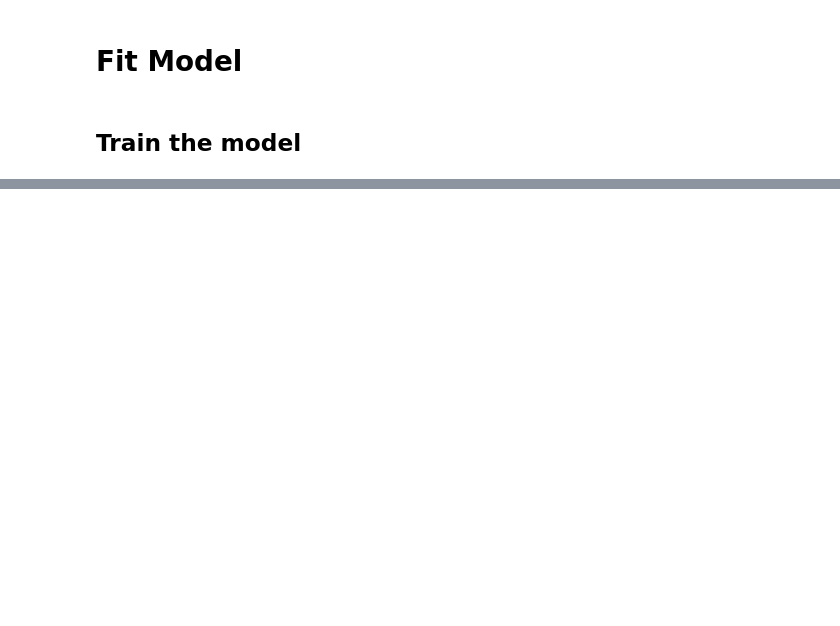
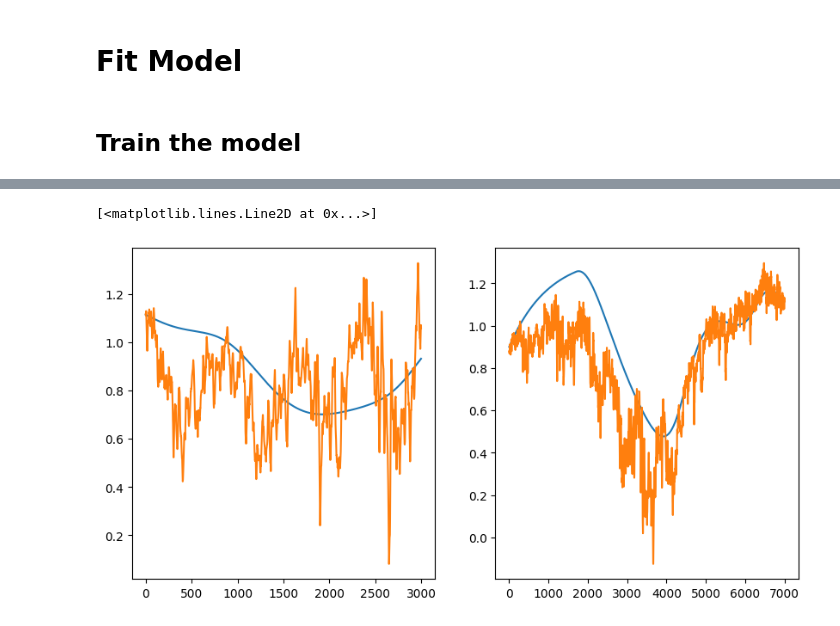
Before and after one commit to SamTov/projects, a Jupyter notebook: quantum-lab/quantum-reservoir/mackay-glass-function/chain.ipynb, the cells around one changed output, grey strips where cells are left out. Drawn from its saved outputs; the diff is of its cells as text; code cells hidden in the pictures; blank space fills up the shorter version.

```diff
--- a/quantum-lab/quantum-reservoir/mackay-glass-function/chain.ipynb
+++ b/quantum-lab/quantum-reservoir/mackay-glass-function/chain.ipynb
@@ -292,9 +295,9 @@ class NeuralNetwork(nn.Module):
         #     nn.Linear(state_dimension, output_dimension),
         # )
         self.linear_stack = nn.Sequential(
-            nn.Linear(state_dimension, 100),
+            nn.Linear(state_dimension, 1080),
             nn.ReLU(),
-            nn.Linear(100, output_dimension)
+            nn.Linear(1080, output_dimension)
         )
 
     def forward(self, x):
@@ -330,11 +333,9 @@ class ReservoirDataset(Dataset):
         prediction_length : int
                 How far into the future you will predict.
         """
-        self.state_data = torch.Tensor(state_data[:-prediction_length]).to(device)
+        self.state_data = torch.Tensor(state_data).to(device)
 
-        self.function_data = torch.Tensor(
-            function_data[prediction_length:]
-        ).to(device)
+        self.function_data = torch.Tensor(function_data).to(device)
 
         self.norm_factor = 1
 
@@ -411,8 +412,8 @@ def train_model(dataset, test_ds, model = None):
     """
     if model is None:
         model = NeuralNetwork(
-            state_dimension=256,
-            output_dimension=3
+            state_dimension=500,
+            output_dimension=1
         ).to(device)
 
         model = model.type(torch.float32)
@@ -428,7 +429,7 @@ def train_model(dataset, test_ds, model = None):
     test_loader = DataLoader(test_ds, batch_size=64, shuffle=False)
 
     # Train the network
-    epochs = 5000
+    epochs = 1000
     train_losses = []
     test_losses = []
 
@@ -476,7 +489,7 @@ plt.show()
 # %%
 test_predictions = []
 test_targets = []
-for item in test_ds:
+for item in test_dataset:
     state, target = item
     test_predictions.append(model(state).cpu().detach().numpy())
     test_targets.append(target.cpu().detach().numpy())
@@ -486,7 +499,7 @@ test_targets = np.array(test_targets)
 
 train_predictions = []
 train_targets = []
-for item in train_ds:
+for item in train_dataset:
     state, target = item
     train_predictions.append(model(state).cpu().detach().numpy())
     train_targets.append(target.cpu().detach().numpy())
@@ -494,24 +507,13 @@ for item in train_ds:
 train_predictions = np.array(train_predictions)
 train_targets = np.array(train_targets)
 # %%
-fig, al_ax = plt.subplots(1, 2, figsize=(10, 8), subplot_kw={"projection": "3d"})
+fig, ax = plt.subplots(1, 2, figsize=(10, 5))
 
-ax = al_ax[0]
-ax.plot(train_predictions[:, 0], train_predictions[:, 1], train_predictions[:, 2])
-ax.plot(train_targets[:, 0], train_targets[:, 1], train_targets[:, 2])
+ax[0].plot(test_targets)
+ax[0].plot(test_predictions)
 
-ax.set_xlabel("X Axis")
-ax.set_ylabel("Y Axis")
-ax.set_zlabel("Z Axis")
-ax.set_title("Lorenz Attractor Trajectory")
-
-ax = al_ax[1]
-ax.plot(test_predictions[:, 0], test_predictions[:, 1], test_predictions[:, 2])
-ax.plot(test_targets[:, 0], test_targets[:, 1], test_targets[:, 2])
-
-ax.set_xlabel("X Axis")
-ax.set_ylabel("Y Axis")
-ax.set_zlabel("Z Axis")
-ax.set_title("Lorenz Attractor Trajectory")
-
-plt.show()
+ax[1].plot(train_targets)
+ax[1].plot(train_predictions)
+# %% [output]
+[<matplotlib.lines.Line2D at 0x...>]
+[figure, added]
```
Also changed, not shown: parts of 15 cells of this notebook, 2 other files.
